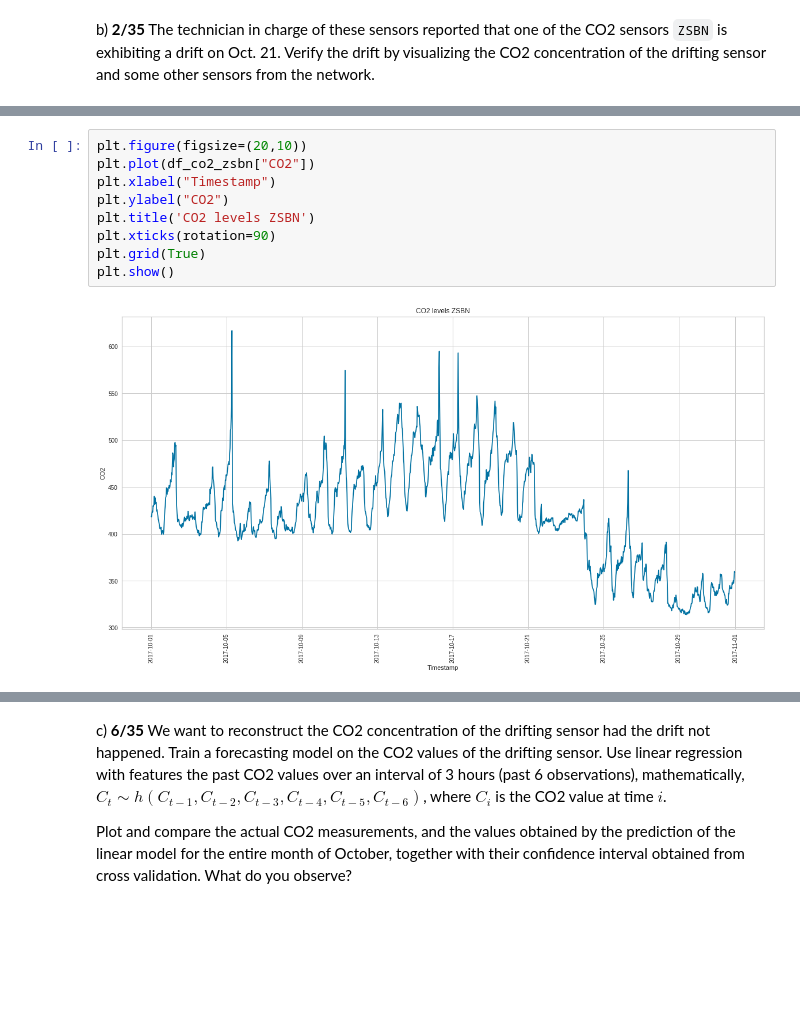
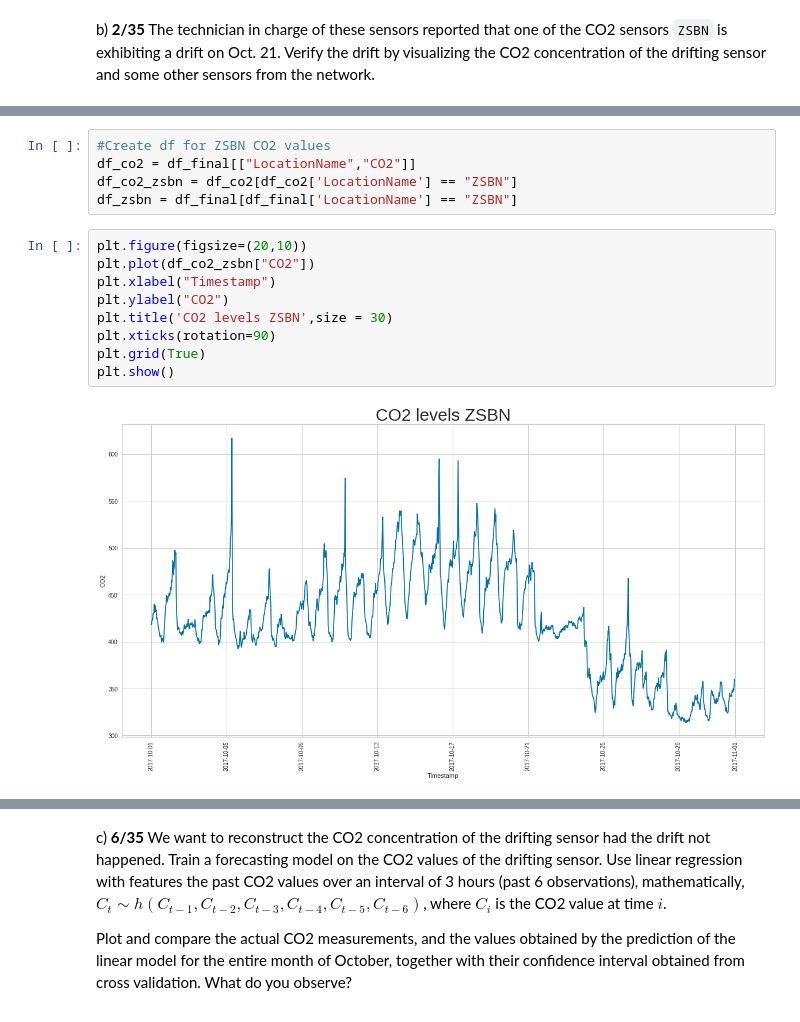
Before and after one commit to FurkanKarakas/dslab-homework-2, a Jupyter notebook: notebooks/DSLab_homework-2.ipynb, the cells around one changed output, grey strips where cells are left out. Drawn from its saved outputs; the diff is of its cells as text; blank space fills up the shorter version.

```diff
--- a/notebooks/DSLab_homework-2.ipynb
+++ b/notebooks/DSLab_homework-2.ipynb
@@ -573,11 +560,16 @@ df_grouped.head()
+# %%
+#Create df for ZSBN CO2 values
+df_co2 = df_final[["LocationName","CO2"]]
+df_co2_zsbn = df_co2[df_co2['LocationName'] == "ZSBN"]
+df_zsbn = df_final[df_final['LocationName'] == "ZSBN"]
 # %%
 plt.figure(figsize=(20,10))
 plt.plot(df_co2_zsbn["CO2"])
 plt.xlabel("Timestamp")
 plt.ylabel("CO2")
-plt.title('CO2 levels ZSBN')
+plt.title('CO2 levels ZSBN',size = 30)
 plt.xticks(rotation=90)
 plt.grid(True)
 plt.show()
 # %% [output]
-[figure, old version]
+[figure, new version]
```
Also changed, not shown: parts of 64 cells of this notebook.
